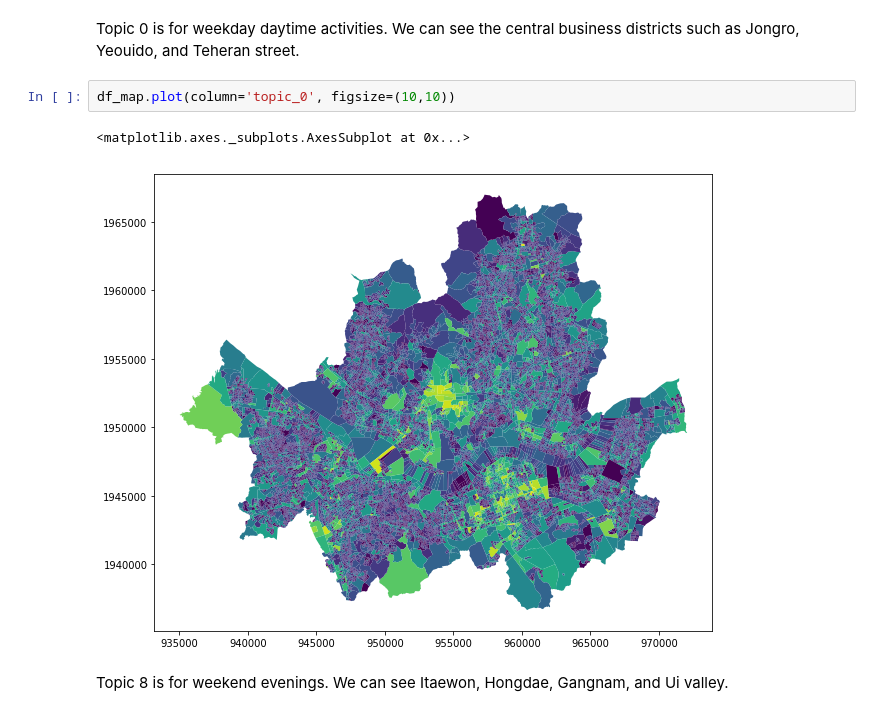
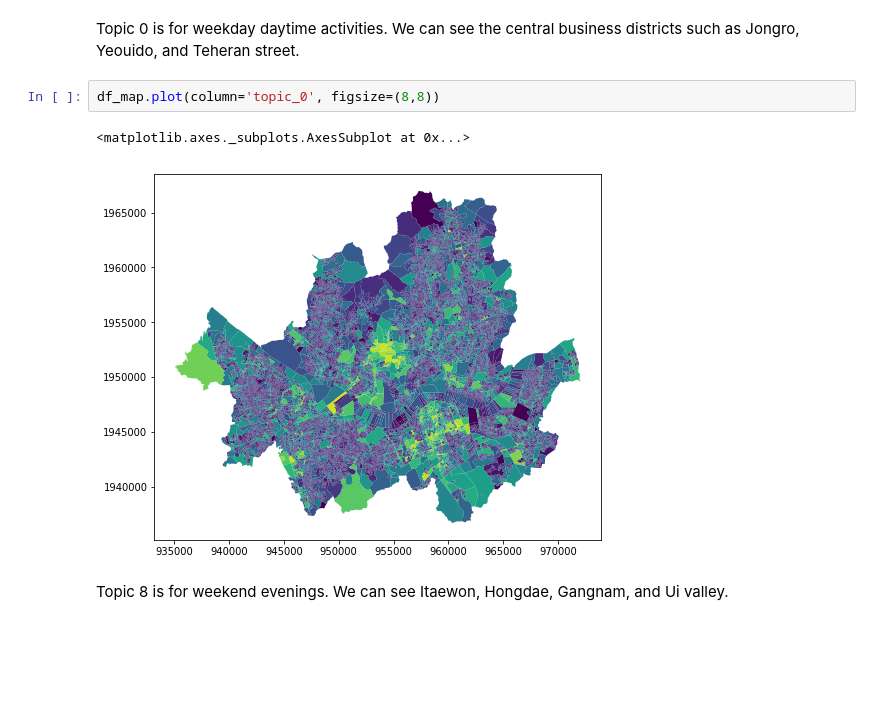
Before and after one commit to yonghah/urban-activity-topics, a Jupyter notebook: notebooks/UrbanActivityTopics.ipynb, the cells around one changed output. Cells and saved outputs as stored; diff of their text form; blank space fills up the shorter version.

```diff
--- a/notebooks/UrbanActivityTopics.ipynb
+++ b/notebooks/UrbanActivityTopics.ipynb
@@ -210,10 +210,10 @@ df_map.drop(columns=['TOT_REG_CD', 'ADM_CD'], inplace=True)
 # %% [markdown]
 Topic 0 is for weekday daytime activities. We can see the central business districts such as Jongro, Yeouido, and Teheran street.
 # %%
-df_map.plot(column='topic_0', figsize=(10,10))
+df_map.plot(column='topic_0', figsize=(8,8))
 # %% [output]
 <matplotlib.axes._subplots.AxesSubplot at 0x...>
-[figure, old version]
+[figure, new version]
 # %% [markdown]
 Topic 8 is for weekend evenings. We can see Itaewon, Hongdae, Gangnam, and Ui valley.
 # %%
```
Also changed, not shown: parts of 2 cells of this notebook.
